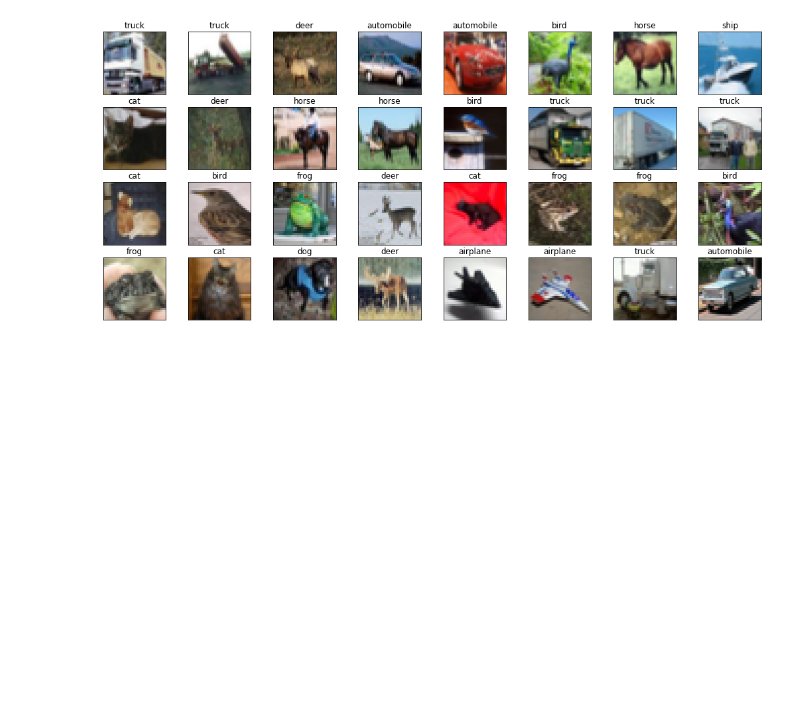
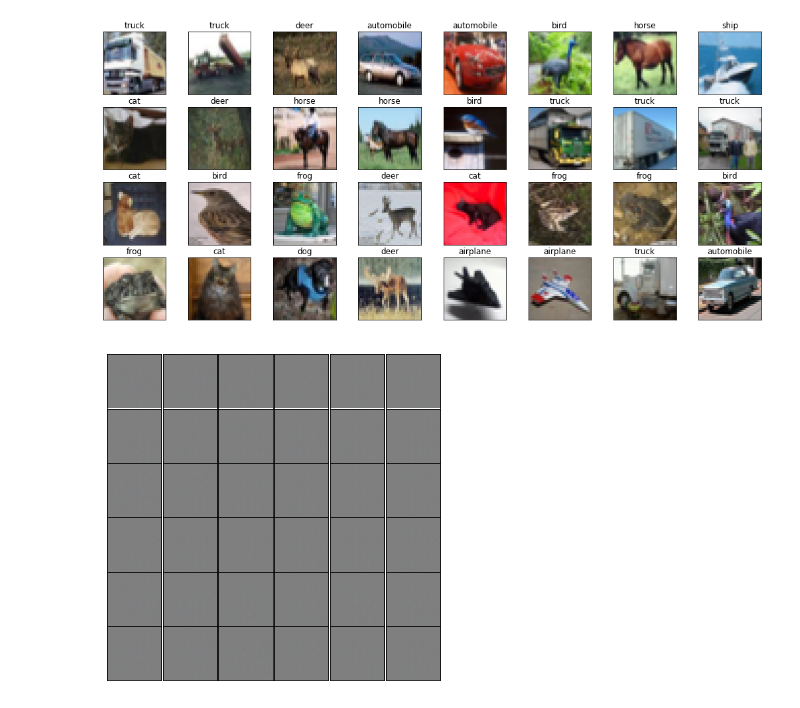
Before and after one commit to sthalles/blog-resources, a Jupyter notebook: sagan/Eager_SAGAN.ipynb, the cells around one changed output. Drawn from its saved outputs; the diff is of its cells as text; code cells hidden in the pictures; blank space fills up the shorter version.

Commit message:
eager sagan

```diff
--- a/sagan/Eager_SAGAN.ipynb
+++ b/sagan/Eager_SAGAN.ipynb
@@ -49,4 +49,6 @@ plt.show()
 # %% [output]
 Number of classes: 10
 [figure]
+# %%
+tfe = tf.contrib.eager
 # %%
@@ -104,6 +120,8 @@ class Generator(tf.keras.Model):
     self.bn3 = tf.keras.layers.BatchNormalization(scale=False)
     self.activation3= tf.keras.layers.Activation(activation='relu')
 
+    self.attention = SelfAttention(128)
+
     # resulting shape: (batch, 32, 32, 3)
     self.transp_conv3 = tf.keras.layers.Conv2DTranspose(3, 5, strides=2, padding="SAME", activation=None)
     self.out = tf.keras.layers.Activation(activation='tanh')
@@ -124,7 +142,9 @@ class Generator(tf.keras.Model):
     bn3 = self.bn3(transp_conv2, training=is_training)
     activation3 = self.activation3(bn3)
 
-    transp_conv3 = self.transp_conv3(activation3) # output shape [None,32,32,3]
+    attention = self.attention(activation3)
+
+    transp_conv3 = self.transp_conv3(attention) # output shape [None,32,32,3]
     output = self.out(transp_conv3)
 
     return output
@@ -135,6 +155,8 @@ class Discriminator(tf.keras.Model):
 
     self.conv1 = tf.keras.layers.Conv2D(64, 5, strides=2, padding='SAME', activation=None)
     self.activation1 = tf.keras.layers.LeakyReLU(alpha=alpha)
+
+    self.attention = SelfAttention(64)
 
     self.conv2 = tf.keras.layers.Conv2D(128, 5, strides=2, padding='SAME', activation=None)
     self.bn1 = tf.keras.layers.BatchNormalization(scale=False)
@@ -153,6 +175,8 @@ class Discriminator(tf.keras.Model):
     conv1 = self.conv1(inputs)
     activation1 = self.activation1(conv1)
 
+    attention = self.attention(activation1)
+
     conv2 = self.conv2(activation1)
     bn1 = self.bn1(conv2, training=is_training)
     activation2 = self.activation2(bn1)
@@ -204,7 +228,7 @@ generator_optimizer = tf.train.AdamOptimizer(learning_rate=learning_rate, beta1=
 discriminator_optimizer = tf.train.AdamOptimizer(learning_rate=learning_rate, beta1=beta1)
 # %%
 def normalizer(image, label):
-  image = 2 * (tf.to_float(image)) / 255 - 1.
+  image = 2 * tf.to_float(image) / 255 - 1.
   return image, label
 # %%
 train_dataset = tf.data.Dataset.from_tensor_slices((X_train, y_train))
@@ -237,31 +261,34 @@ for counter, (batch_real_images, batch_real_labels) in enumerate(train_dataset):
 
   batch_real_images = tf.to_float(batch_real_images)
   with tf.GradientTape(persistent=True) as tape:
 
     # run the generator with the random noise batch
     g_model = generator_net(fake_input, is_training=True)
 
     # run the discriminator with real input images
     d_model_real, d_logits_real = discriminator_net(batch_real_images, is_training=True)
 
     # run the discriminator with fake input images (images from the generator)
     d_model_fake, d_logits_fake = discriminator_net(g_model, is_training=True)
 
     # compute the generator loss
     gen_loss = generator_loss(d_logits_fake, d_model_fake)
 
     # compute the discriminator loss
     dis_loss = discriminator_loss(d_logits_real, d_logits_fake, smooth)
+
     #print("Generator loss:", gen_loss, "Discriminator loss:", dis_loss)
 
-  if counter % 1000 == 0:
+  if counter % 300 == 0:
     generated_samples = generator_net(fake_input_test, is_training=False)
     display_images(generated_samples.numpy())
 
   discriminator_grads = tape.gradient(dis_loss, discriminator_net.variables)
   generator_grads = tape.gradient(gen_loss, generator_net.variables)
 
   discriminator_optimizer.apply_gradients(zip(discriminator_grads, discriminator_net.variables), global_step=global_counter)
   generator_optimizer.apply_gradients(zip(generator_grads, generator_net.variables), global_step=global_counter)
 
   counter += 1
+# %% [output]
+[figure, added]
```
Also changed, not shown: parts of 1 cell of this notebook.
